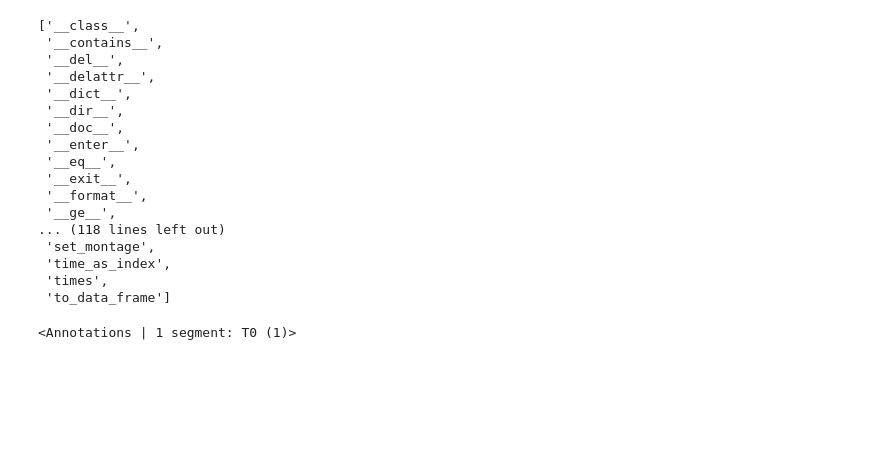
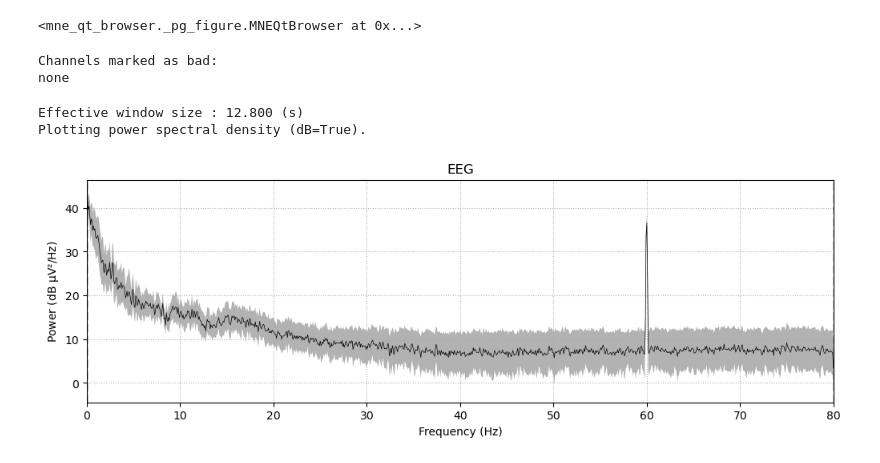
Before and after one commit to ErKnot/eeg-TFA-DEVIA, a Jupyter notebook: eeg_analysis.ipynb, the cells around one changed output. Cells and saved outputs as stored; diff of their text form; code cells hidden in the pictures; blank space fills up the shorter version.

```diff
--- a/eeg_analysis.ipynb
+++ b/eeg_analysis.ipynb
@@ -2,8 +2,12 @@
 import mne
 import numpy as np
 import matplotlib.pyplot as plt
+# %%
+subjects = [_ for _ in range(1,110)]
+run = [_ for _ in range(1,15)]
 # %%
-
-file_path = 'data/S001R01.edf'
-raw = mne.io.read_raw_edf(file_path)
+dic_runs = {}
+for _ in run:
+    file_path = f'data/files/S060/S060R{_:02}.edf'
+    dic_runs[f'raw{_}'] = mne.io.read_raw_edf(file_path)
 # %% [output]
@@ -14,24 +31,15 @@ Creating raw.info structure...
-# %%
-dir(raw)
-# %% [output]
-['__class__',
- '__contains__',
- '__del__',
- '__delattr__',
- '__dict__',
- '__dir__',
- '__doc__',
- '__enter__',
- '__eq__',
- '__exit__',
- '__format__',
- '__ge__',
-... (118 lines left out)
- 'set_montage',
- 'time_as_index',
- 'times',
- 'to_data_frame']
-# %%
-raw.annotations
-# %% [output]
-<Annotations | 1 segment: T0 (1)>
+# %%
+dic_runs['raw4'].plot()
+# %% [output]
+<mne_qt_browser._pg_figure.MNEQtBrowser at 0x...>
+Channels marked as bad:
+none
+# %%
+fig = dic_runs['raw5'].compute_psd(tmax=np.inf,fmin=0, fmax=80).plot(average=True, amplitude=False, picks="data", exclude="bads")
+
+#fig8 = dic_runs['raw8'].compute_psd().plot(average=True, amplitude=False, picks="data", exclude="bads")
+plt.show()
+# %% [output]
+Effective window size : 12.800 (s)
+Plotting power spectral density (dB=True).
+[figure, added]
```
Also changed, not shown: parts of 8 cells of this notebook.
